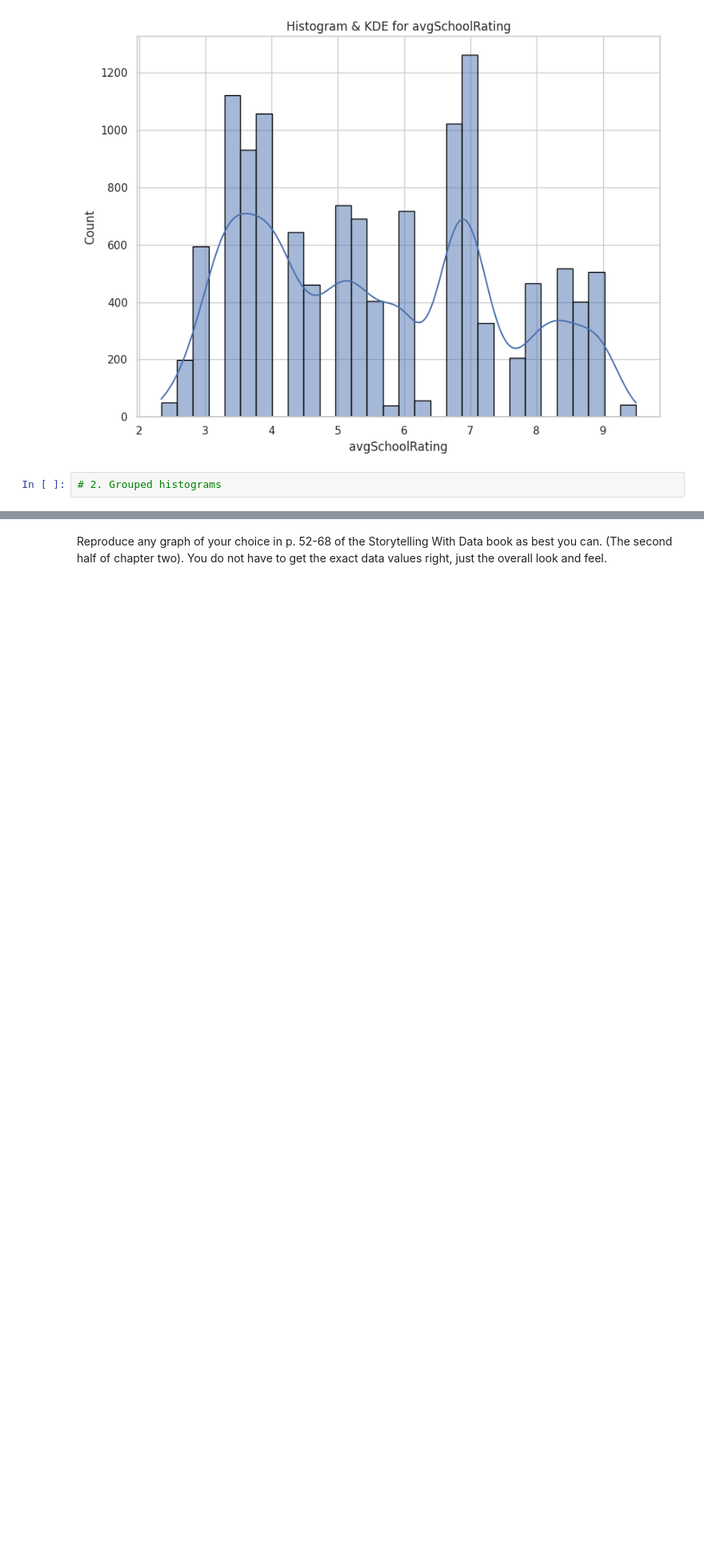
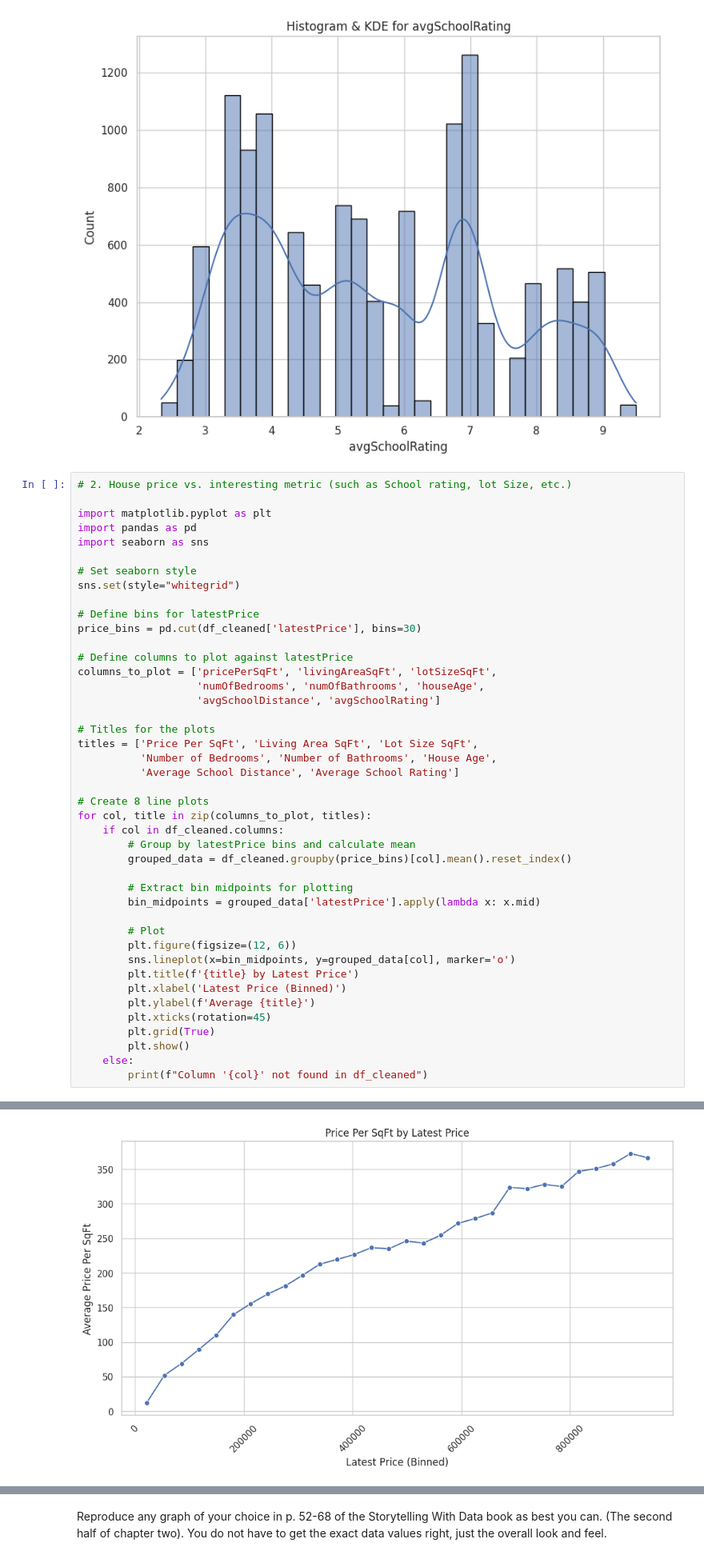
Before and after one commit to tbeerio/AI-For-Leaders, a Jupyter notebook: OMDS-ModB2-Week4-Beer-Tim.ipynb, the cells around one changed output, grey strips where cells are left out. Shown at 80% size. Drawn from its saved outputs; the diff is of its cells as text; blank space fills up the shorter version.

```diff
--- a/OMDS-ModB2-Week4-Beer-Tim.ipynb
+++ b/OMDS-ModB2-Week4-Beer-Tim.ipynb
@@ -354,5 +354,46 @@ for col in relevant_columns:
 [figure]
 [figure]
 # %%
-# 2. Grouped histograms
+# 2. House price vs. interesting metric (such as School rating, lot Size, etc.)
+
+import matplotlib.pyplot as plt
+import pandas as pd
+import seaborn as sns
+
+# Set seaborn style
+sns.set(style="whitegrid")
+
+# Define bins for latestPrice
+price_bins = pd.cut(df_cleaned['latestPrice'], bins=30)
+
+# Define columns to plot against latestPrice
+columns_to_plot = ['pricePerSqFt', 'livingAreaSqFt', 'lotSizeSqFt',
+                   'numOfBedrooms', 'numOfBathrooms', 'houseAge',
+                   'avgSchoolDistance', 'avgSchoolRating']
+
+# Titles for the plots
+titles = ['Price Per SqFt', 'Living Area SqFt', 'Lot Size SqFt',
+          'Number of Bedrooms', 'Number of Bathrooms', 'House Age',
+          'Average School Distance', 'Average School Rating']
+
+# Create 8 line plots
+for col, title in zip(columns_to_plot, titles):
+    if col in df_cleaned.columns:
+        # Group by latestPrice bins and calculate mean
+        grouped_data = df_cleaned.groupby(price_bins)[col].mean().reset_index()
+
+        # Extract bin midpoints for plotting
+        bin_midpoints = grouped_data['latestPrice'].apply(lambda x: x.mid)
+
+        # Plot
+        plt.figure(figsize=(12, 6))
+        sns.lineplot(x=bin_midpoints, y=grouped_data[col], marker='o')
+        plt.title(f'{title} by Latest Price')
+        plt.xlabel('Latest Price (Binned)')
+        plt.ylabel(f'Average {title}')
+        plt.xticks(rotation=45)
+        plt.grid(True)
+        plt.show()
+    else:
+        print(f"Column '{col}' not found in df_cleaned")
 # %% [output]
@@ -369,0 +400 @@ for col in relevant_columns:
+[figure, added]
```
Also changed, not shown: parts of 5 cells of this notebook.
